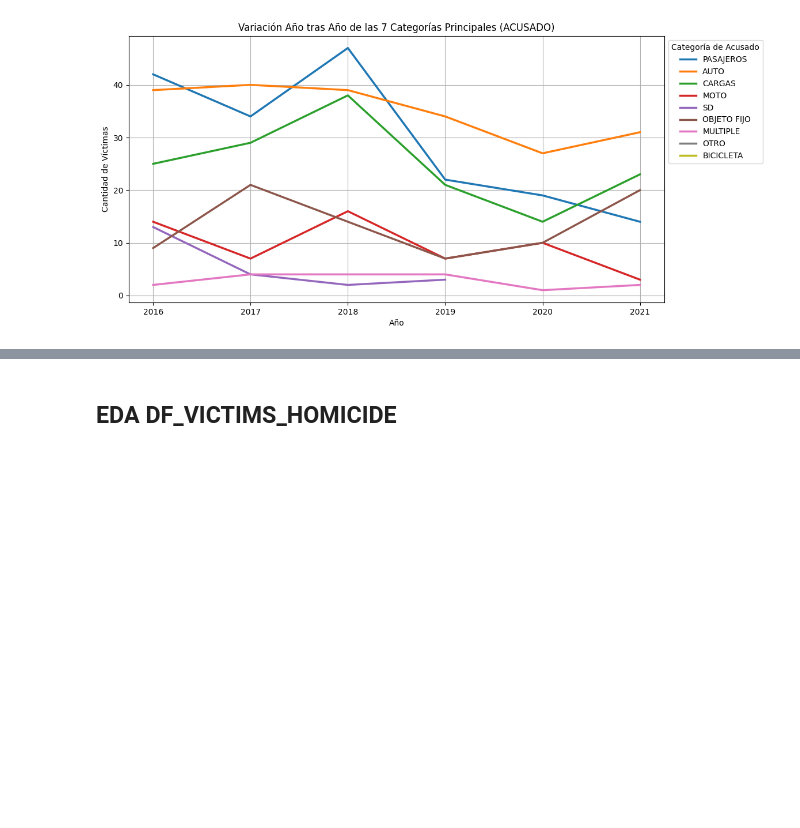
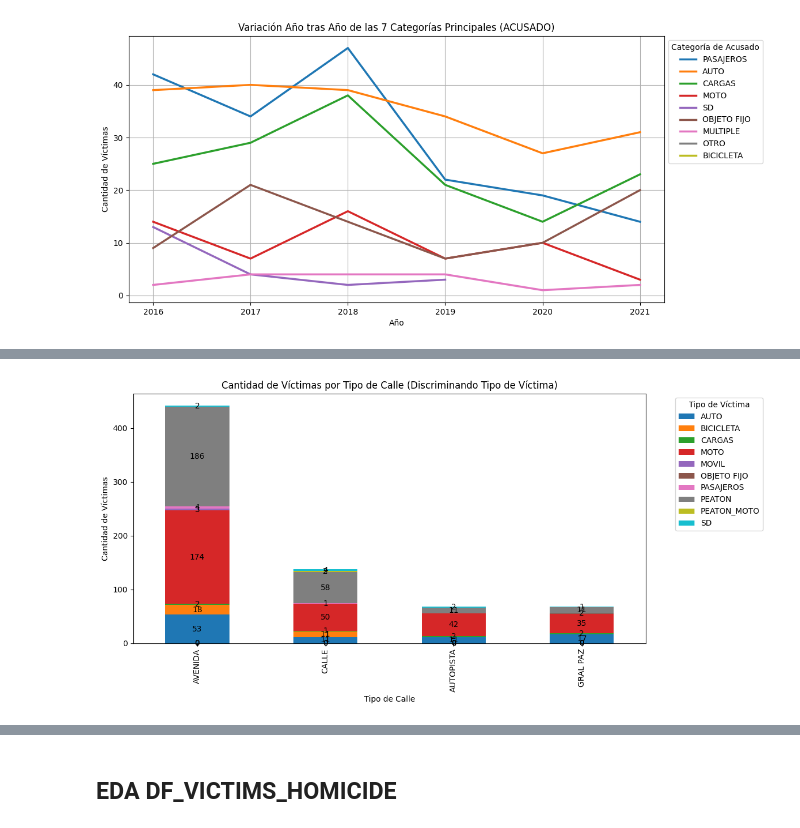
Before and after one commit to HaiderInfante/proyecto_02_henry_labs, a Jupyter notebook: proyecto02_EDA.ipynb, the cells around one changed output, grey strips where cells are left out. Cells and saved outputs as stored; diff of their text form; code cells hidden in the pictures; blank space fills up the shorter version.

```diff
--- a/proyecto02_EDA.ipynb
+++ b/proyecto02_EDA.ipynb
@@ -939,0 +876,29 @@ plt.show()
+# %%
+# Agrupar por "TIPO_DE_CALLE" y "VICTIMA" y contar la cantidad de víctimas en cada combinación
+calle_victima_counts = df_facts_homicides.groupby(["TIPO_DE_CALLE", "VICTIMA"])["N_VICTIMAS"].sum().reset_index()
+# Pivotea los datos para tener "VICTIMA" como columnas
+pivot_df_calle_victima = calle_victima_counts.pivot(index="TIPO_DE_CALLE", columns="VICTIMA", values="N_VICTIMAS")
+# Suma las filas para obtener el total de víctimas en cada tipo de calle
+pivot_df_calle_victima["Total"] = pivot_df_calle_victima.sum(axis=1)
+# Ordena las columnas "Tipo de Víctima" de mayor a menor en función del total de víctimas
+pivot_df_calle_victima = pivot_df_calle_victima.sort_values(by="Total", ascending=False)
+pivot_df_calle_victima = pivot_df_calle_victima.drop(columns=["Total"])
+ax_calle_victima = pivot_df_calle_victima.plot(kind="bar", stacked=True, figsize=(12, 6))
+
+# Agregar etiquetas de datos en las barras apiladas
+for container in ax_calle_victima.containers:
+    ax_calle_victima.bar_label(container, fmt='%d', fontsize=10, color='black', label_type='center')
+
+# Etiquetas y título
+plt.xlabel("Tipo de Calle")
+plt.ylabel("Cantidad de Víctimas")
+plt.title("Cantidad de Víctimas por Tipo de Calle (Discriminando Tipo de Víctima)")
+
+# Leyenda fuera del gráfico
+plt.legend(title="Tipo de Víctima", bbox_to_anchor=(1.05, 1), loc="upper left")
+
+# Mostrar el gráfico
+plt.tight_layout()
+plt.show()
+# %% [output]
+[figure, added]
```
Also changed, not shown: parts of 28 cells of this notebook, 5 other files.
